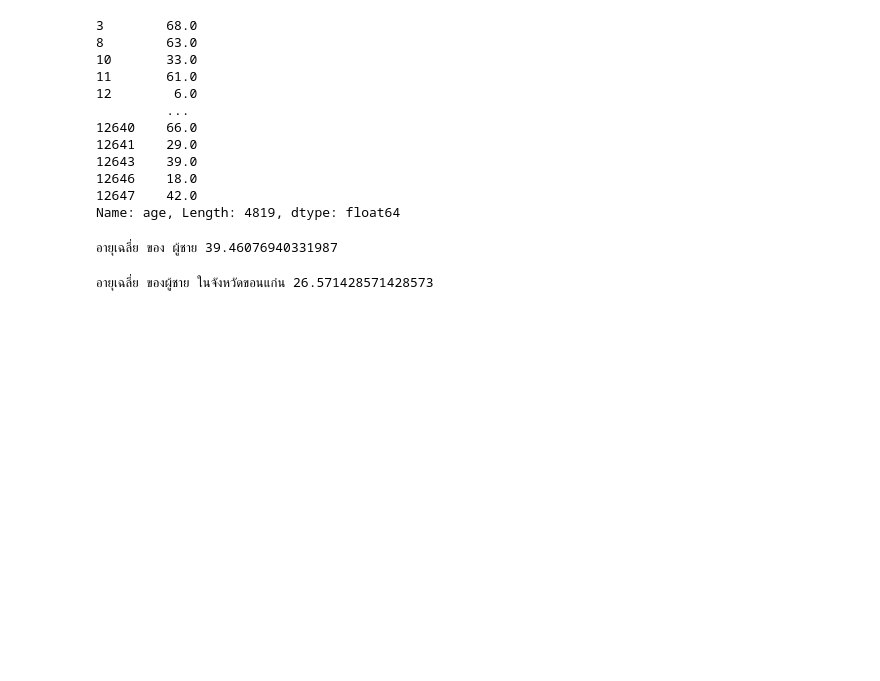
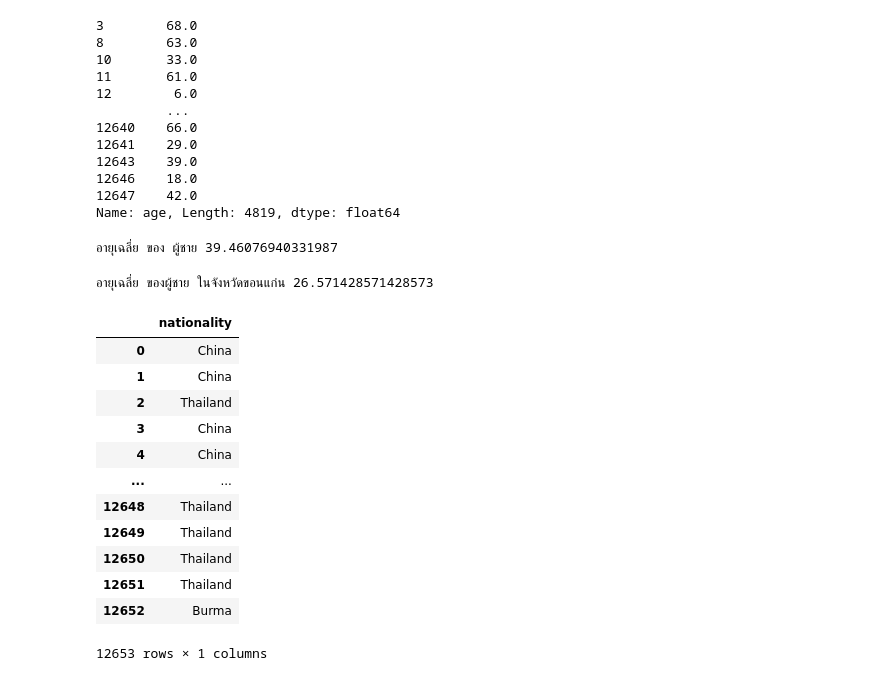
Before and after one commit to 623021000-1thaksina/data_viz_2022, a Jupyter notebook: Pandas101.ipynb, the cells around one changed output. Drawn from its saved outputs; the diff is of its cells as text; code cells hidden in the pictures; blank space fills up the shorter version.

```diff
--- a/Pandas101.ipynb
+++ b/Pandas101.ipynb
@@ -347,17 +347,34 @@ print(f'อายุเฉลี่ย ของ ผู้ชาย {sum/N}')
 # %% [output]
 อายุเฉลี่ย ของ ผู้ชาย 39.46076940331987
-# %%
-male_KK = male[male['province_of_onset']=='ขอนแก่น']
-
-sum = 0
-N = 0
-for a in male_KK['age']:
-
-    if a > 0:
-        sum += a # sum = sum + a
-        N += 1
-
-print(f'อายุเฉลี่ย ของผู้ชาย ในจังหวัดขอนแก่น {sum/N}')
-# %% [output]
-อายุเฉลี่ย ของผู้ชาย ในจังหวัดขอนแก่น 26.571428571428573
+# %%
+male_KK = male[male['province_of_onset']=='ขอนแก่น'] # เลือกค่าที่เป็นเพศชาย ที่อยู่ในจังหวัดขอนแก่น
+
+sum = 0 # sum มารับ โดยให้เป็น 0 เนื่องจากจะนำมารับค่าทั้งหมดที่จะบวกกัน
+N = 0 # N นับจำนวนคนทั้งหมด เริ่มที่ 0
+for a in male_KK['age']: # นำค่าอายุของเพศชายเข้ามาเพื่อวนดูค่าอายุ
+
+    if a > 0: # ถ้า a > 0 แสดงว่าเป็นอายุของคน ดังนั้นจะนำมานับ
+        sum += a # sum = sum + a  คำนวณหาอายุของเพศชาย ซึ่งถ้า a เป็นอายุคนก็จะถูกนำมาบวกกันเรื่อยๆ
+        N += 1 # คำนวณหาจำนวนผู้ชายทั้งหมดโดยเพิ่มทีละ 1
+
+print(f'อายุเฉลี่ย ของผู้ชาย ในจังหวัดขอนแก่น {sum/N}') # แสดงค่าเฉลี่ยของอายุผู้ชายในจังหวัดขอนแก่น โดยให้ sum = อายุรวมของผู้ชายในจังหวัดขอนแก่น หารด้วย N = จำนวนผู้ป่วยชายทั้งหมด
+# %% [output]
+อายุเฉลี่ย ของผู้ชาย ในจังหวัดขอนแก่น 26.571428571428573
+# %%
+dataN = data_covid[['nationality']] # เลือกข้อมูลที่ต้องการนำมาใช้งาน โดยเลือกเฉพาะ column 'nationality' ในการนำมาหาผู้ป่วยที่ไม่ใช่คนไทย
+dataN # แสดงค่าข้อมูลว่ามีประเทศอะไรบ้าง
+# %% [output]
+|  | nationality |
+| 0 | China |
+| 1 | China |
+| 2 | Thailand |
+| 3 | China |
+| 4 | China |
+| ... | ... |
+| 12648 | Thailand |
+| 12649 | Thailand |
+| 12650 | Thailand |
+| 12651 | Thailand |
+| 12652 | Burma |
+12653 rows × 1 columns
 # %%
```
Also changed, not shown: parts of 7 cells of this notebook.
